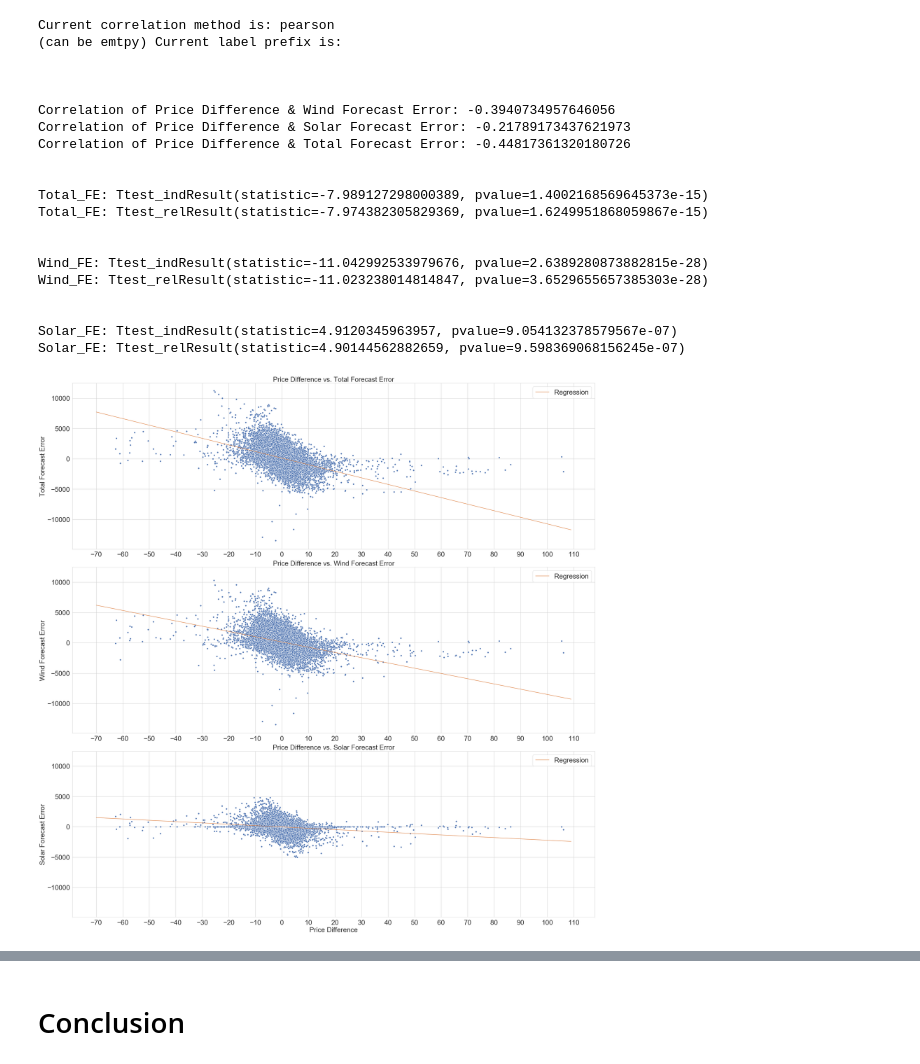
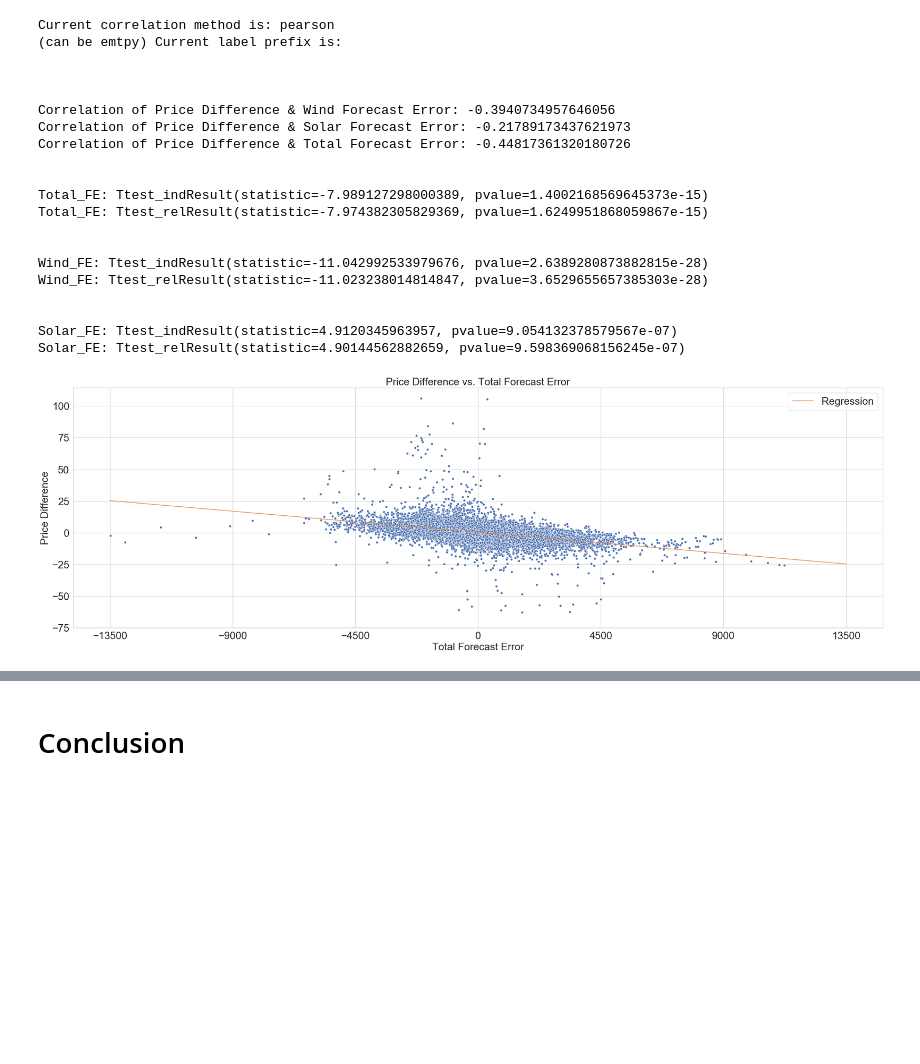
Before and after one commit to mauricepohl/pandas, a Jupyter notebook: 03_modeling/Correlation of forecastError and priceDifference.ipynb, the cells around one changed output, grey strips where cells are left out. Drawn from its saved outputs; the diff is of its cells as text; code cells hidden in the pictures; blank space fills up the shorter version.

```diff
--- a/03_modeling/Correlation of forecastError and priceDifference.ipynb
+++ b/03_modeling/Correlation of forecastError and priceDifference.ipynb
@@ -37,6 +38,7 @@ labelPrefix = "" # e.g. mov_avg_30_ // or leave empty (no space)
 forecastErrorLabel_total = labelPrefix + "forecast_error"
 forecastErrorLabel_wind = labelPrefix + "wind_forecast_error"
 forecastErrorLabel_solar = labelPrefix + "solar_forecast_error"
+priceDiffLabel = labelPrefix + "price_diff"
 
 print("\n")
 print("Current correlation method is: " + corrMethod)
@@ -46,7 +48,7 @@ print("\n\n")
 series_forecastError_wind = fullData[forecastErrorLabel_wind]
 series_forecastError_solar = fullData[forecastErrorLabel_solar]
 series_forecastError_total = fullData[forecastErrorLabel_total]
-series_priceDifference = fullData["price_diff"]
+series_priceDifference = fullData[priceDiffLabel]
 
 corrCoeff_price_wind = series_priceDifference.corr(series_forecastError_wind, method=corrMethod)
 corrCoeff_price_solar = series_priceDifference.corr(series_forecastError_solar, method=corrMethod)
@@ -56,9 +58,24 @@ print("Correlation of Price Difference & Wind Forecast Error: " + str(corrCoeff_
 print("Correlation of Price Difference & Solar Forecast Error: " + str(corrCoeff_price_solar))
 print("Correlation of Price Difference & Total Forecast Error: " + str(corrCoeff_price_total))
 
-slope_total, intercept_total, rvalue_total, pvalue_total, stderr_total = linregress(series_priceDifference, series_forecastError_total)
-slope_wind, intercept_wind, rvalue_wind, pvalue_wind, stderr_wind = linregress(series_priceDifference, series_forecastError_wind)
-slope_solar, intercept_solar, rvalue_solar, pvalue_solar, stderr_solar = linregress(series_priceDifference, series_forecastError_solar)
+# slope_total, intercept_total, rvalue_total, pvalue_total, stderr_total = linregress(series_forecastError_total, series_priceDifference)
+# slope_wind, intercept_wind, rvalue_wind, pvalue_wind, stderr_wind = linregress(series_forecastError_wind, series_priceDifference)
+# slope_solar, intercept_solar, rvalue_solar, pvalue_solar, stderr_solar = linregress(series_forecastError_solar, series_priceDifference)
+
+total_FE_reg = LinearRegression(fit_intercept=True, normalize=True)
+total_FE_reg.fit(series_forecastError_total.as_matrix().reshape(-1, 1), series_priceDifference.as_matrix().reshape(-1, 1))
+slope_total = total_FE_reg.coef_[0]
+intercept_total = total_FE_reg.intercept_
+
+wind_FE_reg = LinearRegression(fit_intercept=True, normalize=True)
+wind_FE_reg.fit(series_forecastError_wind.as_matrix().reshape(-1, 1), series_priceDifference.as_matrix().reshape(-1, 1))
+slope_wind = wind_FE_reg.coef_[0]
+intercept_wind = wind_FE_reg.intercept_
+
+solar_FE_reg = LinearRegression(fit_intercept=True, normalize=True)
+solar_FE_reg.fit(series_forecastError_solar.as_matrix().reshape(-1, 1), series_priceDifference.as_matrix().reshape(-1, 1))
+slope_solar = solar_FE_reg.coef_[0]
+intercept_solar = solar_FE_reg.intercept_
 
 print("\n")
 print("Total_FE: " + str(scipy.ttest_ind(series_priceDifference, series_forecastError_total)))
@@ -70,29 +87,35 @@ print("\n")
 print("Solar_FE: " + str(scipy.ttest_ind(series_priceDifference, series_forecastError_solar)))
 print("Solar_FE: " + str(scipy.ttest_rel(series_priceDifference, series_forecastError_solar)))
 
-fig, (ax1, ax2, ax3) = plt.subplots(3, 1, figsize=(30, 30), sharex=True, sharey=True)
+chartFontSize = 26
 
-sns.scatterplot(x="price_diff", y=forecastErrorLabel_total, data=fullData, ax=ax1, label=None, ci=None)
-sns.scatterplot(x="price_diff", y=forecastErrorLabel_wind, data=fullData, ax=ax2, label=None, ci=None)
-sns.scatterplot(x="price_diff", y=forecastErrorLabel_solar, data=fullData, ax=ax3, label=None, ci=None)
+x_lim_neg = -13500
+x_lim_pos = 13501
+x_step = 4500
 
-chartFontSize = 26
-x_lim_neg = -70
-x_lim_pos = 120
-x_vals_pos = x_lim_pos - 10
+y_lim_neg = -75
+y_lim_pos = 125
+y_step = 25
+
+print("\n\n")
 
 # total
-x_vals_total = np.arange(x_lim_neg, x_vals_pos)
+fig1, (ax1) = plt.subplots(1, 1, figsize=(30, 10))
+
+sns.scatterplot(x=forecastErrorLabel_total, y=priceDiffLabel, data=fullData, ax=ax1, label=None, ci=None)
+
+x_vals_total = np.arange(x_lim_neg, x_lim_pos)
 y_vals_total = intercept_total + slope_total * x_vals_total
 sns.lineplot(x=x_vals_total, y=y_vals_total, ax=ax1, label="Regression", ci=None)
 
 ax1.legend(prop={'size': chartFontSize})
 ax1.grid(True)
 ax1.set_title("Price Difference vs. Total Forecast Error")
-ax1.set_xlabel("Price Difference")
-ax1.set_ylabel("Total Forecast Error")
+ax1.set_xlabel("Total Forecast Error")
+ax1.set_ylabel("Price Difference")
 ax1.tick_params(axis='both', which='both', labelbottom=True)
-ax1.set_xticks(np.arange(x_lim_neg, x_lim_pos, step=10))
+ax1.set_xticks(np.arange(x_lim_neg, x_lim_pos, step=x_step))
+ax1.set_yticks(np.arange(y_lim_neg, y_lim_pos, step=y_step))
 for child in ax1.findobj(Line2D):
     if child.get_label() == "Regression":
         child.set_color(cRange[3])
@@ -100,18 +123,28 @@ for child in ax1.findobj(Line2D):
 for item in ([ax1.title, ax1.xaxis.label, ax1.yaxis.label] +
              ax1.get_xticklabels() + ax1.get_yticklabels()): item.set_fontsize(chartFontSize)
 
+plt.tight_layout()
+plt.show();
+
+print("\n")
+
 # wind
-x_vals_wind = np.arange(x_lim_neg, x_vals_pos)
+fig2, (ax2) = plt.subplots(1, 1, figsize=(30, 10))
+
+sns.scatterplot(x=forecastErrorLabel_wind, y=priceDiffLabel, data=fullData, ax=ax2, label=None, ci=None)
+
+x_vals_wind = np.arange(x_lim_neg, x_lim_pos)
 y_vals_wind = intercept_wind + slope_wind * x_vals_wind
 sns.lineplot(x=x_vals_wind, y=y_vals_wind, ax=ax2, label="Regression", ci=None)
 
 ax2.legend(prop={'size': chartFontSize})
 ax2.grid(True)
 ax2.set_title("Price Difference vs. Wind Forecast Error")
-ax2.set_xlabel("Price Difference")
-ax2.set_ylabel("Wind Forecast Error")
+ax2.set_xlabel("Wind Forecast Error")
+ax2.set_ylabel("Price Difference")
 ax2.tick_params(axis='both', which='both', labelbottom=True)
-ax2.set_xticks(np.arange(x_lim_neg, x_lim_pos, step=10))
+ax2.set_xticks(np.arange(x_lim_neg, x_lim_pos, step=x_step))
+ax2.set_yticks(np.arange(y_lim_neg, y_lim_pos, step=y_step))
 for child in ax2.findobj(Line2D):
     if child.get_label() == "Regression":
         child.set_color(cRange[3])
@@ -119,46 +152,57 @@ for child in ax2.findobj(Line2D):
 for item in ([ax2.title, ax2.xaxis.label, ax2.yaxis.label] +
              ax2.get_xticklabels() + ax2.get_yticklabels()): item.set_fontsize(chartFontSize)
 
+plt.tight_layout()
+plt.show();
+
+print("\n")
+
 # solar
-x_vals_solar = np.arange(x_lim_neg, x_vals_pos)
+fig3, (ax3) = plt.subplots(1, 1, figsize=(30, 10))
+
+sns.scatterplot(x=forecastErrorLabel_solar, y=priceDiffLabel, data=fullData, ax=ax3, label=None, ci=None)
+left, right = ax3.get_xlim()
+x_vals_solar = np.arange(left, right)
+# x_vals_solar = np.arange(x_lim_neg, x_lim_pos)
 y_vals_solar = intercept_solar + slope_solar * x_vals_solar
 sns.lineplot(x=x_vals_solar, y=y_vals_solar, ax=ax3, label="Regression", ci=None)
 
 ax3.legend(prop={'size': chartFontSize})
 ax3.grid(True)
 ax3.set_title("Price Difference vs. Solar Forecast Error")
-ax3.set_xlabel("Price Difference")
-ax3.set_ylabel("Solar Forecast Error")
+ax3.set_xlabel("Solar Forecast Error")
+ax3.set_ylabel("Price Difference")
 ax3.tick_params(axis='both', which='both', labelbottom=True)
-ax2.set_xticks(np.arange(x_lim_neg, x_lim_pos, step=10))
+# ax3.set_xticks(np.arange(x_lim_neg, x_lim_pos, step=x_step))
+# ax3.set_yticks(np.arange(y_lim_neg, y_lim_pos, step=y_step))
 for child in ax3.findobj(Line2D):
     if child.get_label() == "Regression":
         child.set_color(cRange[3])
 # set font size of all elements
 for item in ([ax3.title, ax3.xaxis.label, ax3.yaxis.label] +
              ax3.get_xticklabels() + ax3.get_yticklabels()): item.set_fontsize(chartFontSize)
 
 plt.tight_layout()
 plt.show();
 # %% [output]
 Current correlation method is: pearson
 (can be emtpy) Current label prefix is:
 
 
 
 Correlation of Price Difference & Wind Forecast Error: -0.3940734957646056
 Correlation of Price Difference & Solar Forecast Error: -0.21789173437621973
 Correlation of Price Difference & Total Forecast Error: -0.44817361320180726
 
 
 Total_FE: Ttest_indResult(statistic=-7.989127298000389, pvalue=1.4002168569645373e-15)
 Total_FE: Ttest_relResult(statistic=-7.974382305829369, pvalue=1.6249951868059867e-15)
 
 
 Wind_FE: Ttest_indResult(statistic=-11.042992533979676, pvalue=2.6389280873882815e-28)
 Wind_FE: Ttest_relResult(statistic=-11.023238014814847, pvalue=3.6529655657385303e-28)
 
 
 Solar_FE: Ttest_indResult(statistic=4.9120345963957, pvalue=9.054132378579567e-07)
 Solar_FE: Ttest_relResult(statistic=4.90144562882659, pvalue=9.598369068156245e-07)
-[figure, old version]
+[figure, new version]
```
Also changed, not shown: parts of 2 cells of this notebook, 1 other file.
